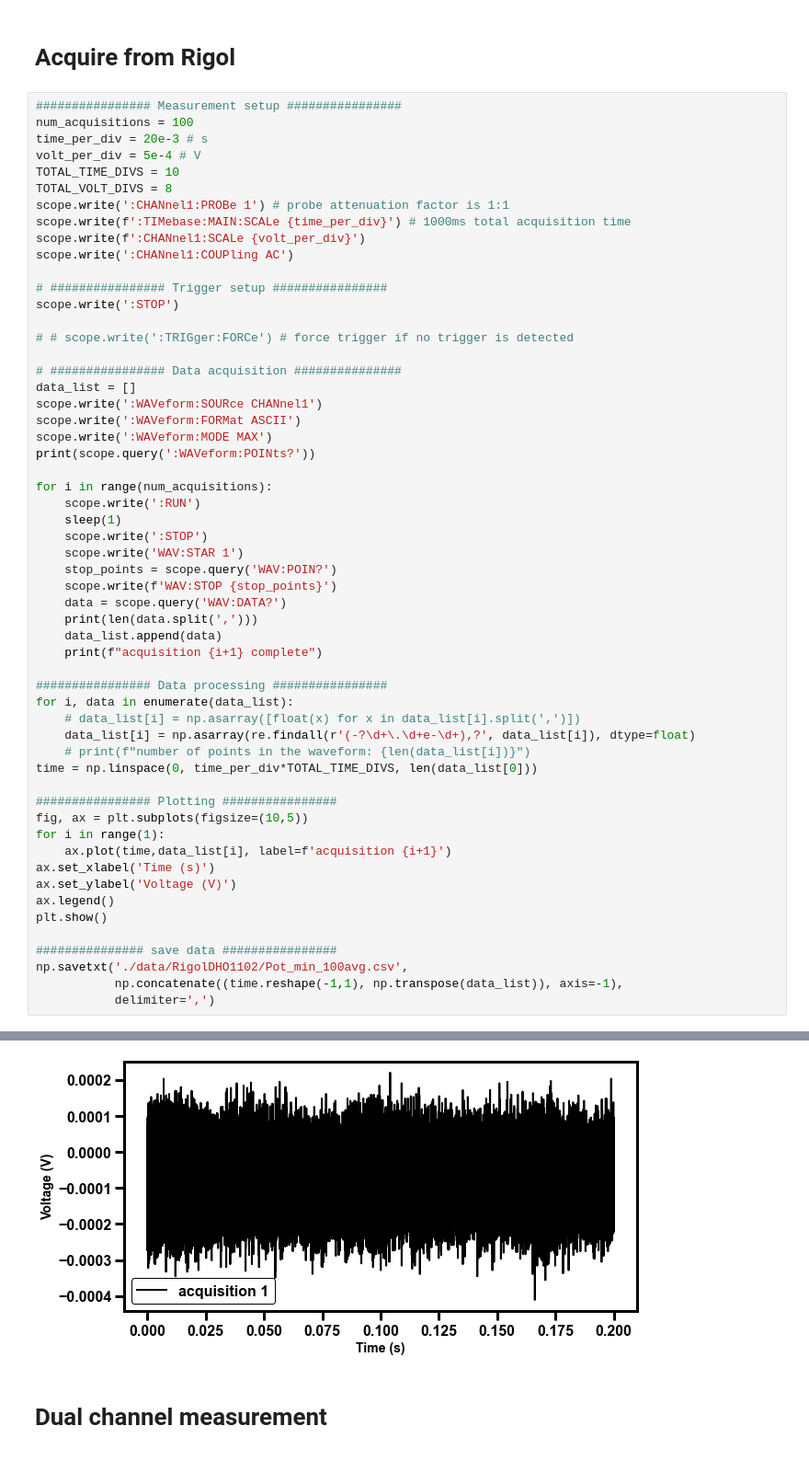
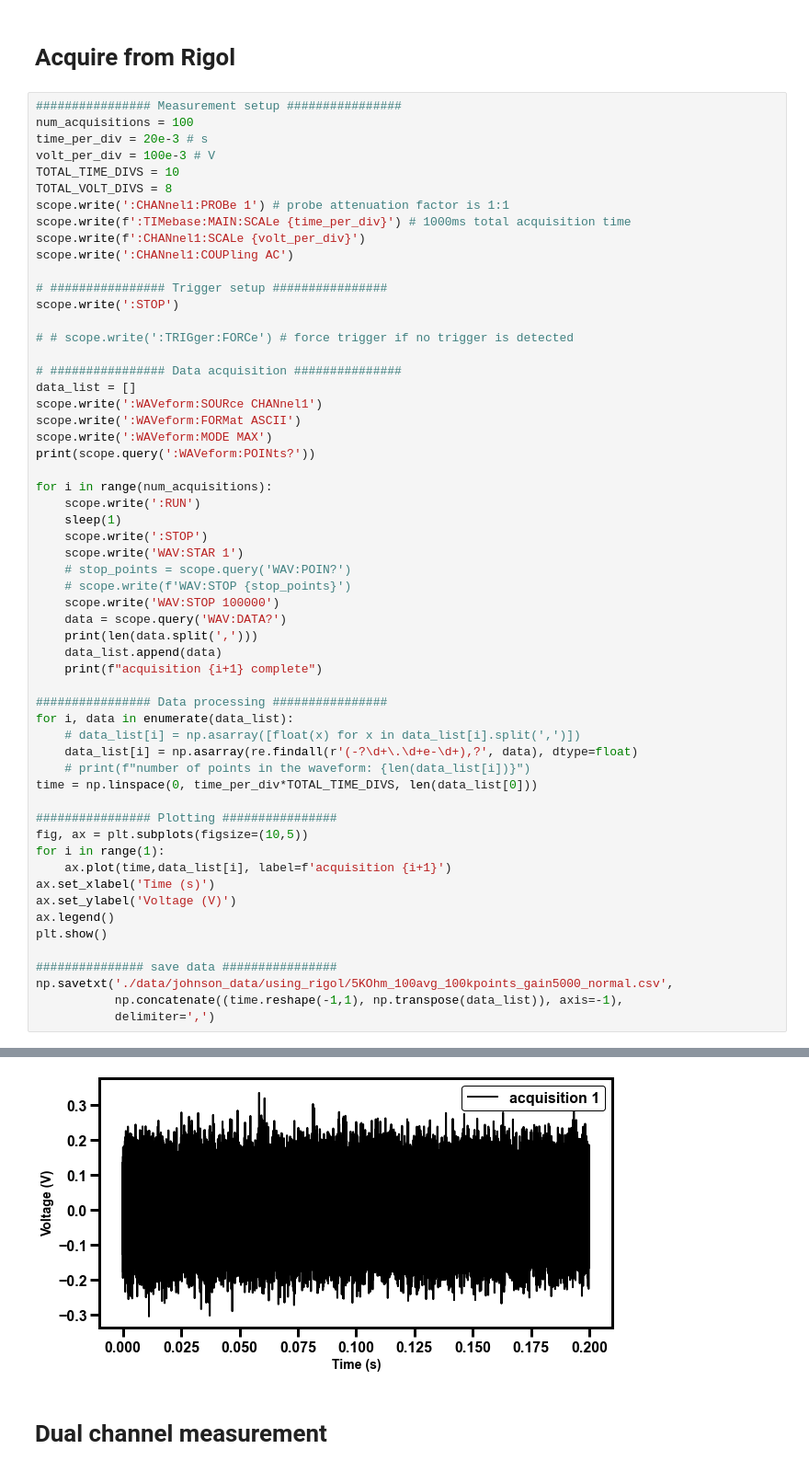
Before and after one commit to NikhilTilak/scripts, a Jupyter notebook: remote_acquisition.ipynb, the cells around one changed output, grey strips where cells are left out. Shown: that part at 92% size. Drawn from its saved outputs; the diff is of its cells as text.

```diff
--- a/remote_acquisition.ipynb
+++ b/remote_acquisition.ipynb
@@ -77,7 +77,7 @@ np.savetxt('./data/johnson_data/new_box_bg_improved.csv',
 ################ Measurement setup ################
 num_acquisitions = 100
 time_per_div = 20e-3 # s
-volt_per_div = 5e-4 # V
+volt_per_div = 100e-3 # V
 TOTAL_TIME_DIVS = 10
 TOTAL_VOLT_DIVS = 8
 scope.write(':CHANnel1:PROBe 1') # probe attenuation factor is 1:1
@@ -102,8 +102,9 @@ for i in range(num_acquisitions):
     sleep(1)
     scope.write(':STOP')
     scope.write('WAV:STAR 1')
-    stop_points = scope.query('WAV:POIN?')
-    scope.write(f'WAV:STOP {stop_points}')
+    # stop_points = scope.query('WAV:POIN?')
+    # scope.write(f'WAV:STOP {stop_points}')
+    scope.write('WAV:STOP 100000')
     data = scope.query('WAV:DATA?')
     print(len(data.split(',')))
     data_list.append(data)
@@ -112,42 +113,42 @@ for i in range(num_acquisitions):
 ################ Data processing ################
 for i, data in enumerate(data_list):
     # data_list[i] = np.asarray([float(x) for x in data_list[i].split(',')])
-    data_list[i] = np.asarray(re.findall(r'(-?\d+\.\d+e-\d+),?', data_list[i]), dtype=float)
+    data_list[i] = np.asarray(re.findall(r'(-?\d+\.\d+e-\d+),?', data), dtype=float)
     # print(f"number of points in the waveform: {len(data_list[i])}")
 time = np.linspace(0, time_per_div*TOTAL_TIME_DIVS, len(data_list[0]))
 
 ################ Plotting ################
 fig, ax = plt.subplots(figsize=(10,5))
 for i in range(1):
     ax.plot(time,data_list[i], label=f'acquisition {i+1}')
 ax.set_xlabel('Time (s)')
 ax.set_ylabel('Voltage (V)')
 ax.legend()
 plt.show()
 
 ############### save data ################
-np.savetxt('./data/RigolDHO1102/Pot_min_100avg.csv',
+np.savetxt('./data/johnson_data/using_rigol/5KOhm_100avg_100kpoints_gain5000_normal.csv',
            np.concatenate((time.reshape(-1,1), np.transpose(data_list)), axis=-1),
            delimiter=',')
 # %% [output]
 100000
 
 99998
 acquisition 1 complete
 99998
 acquisition 2 complete
 99998
 acquisition 3 complete
 99998
 acquisition 4 complete
 99998
 acquisition 5 complete
 ... (186 lines left out)
 99998
 acquisition 99 complete
 99998
 acquisition 100 complete
-[figure, old version]
+[figure, new version]
 # %% [markdown]
 # Dual channel measurement
 # %%
```
Also changed, not shown: parts of 1 cell of this notebook, 1 other file.
